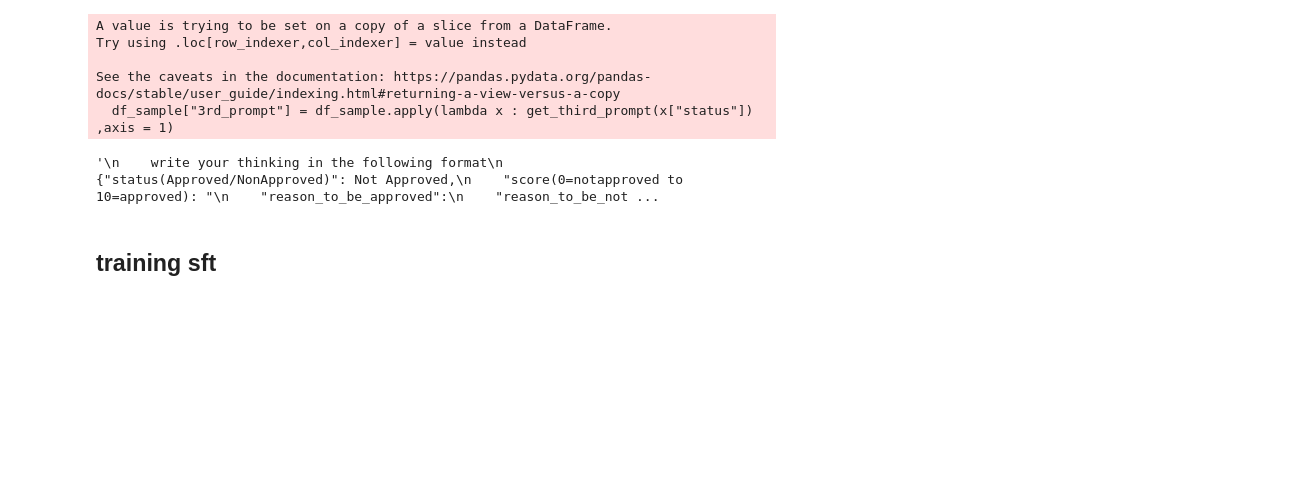
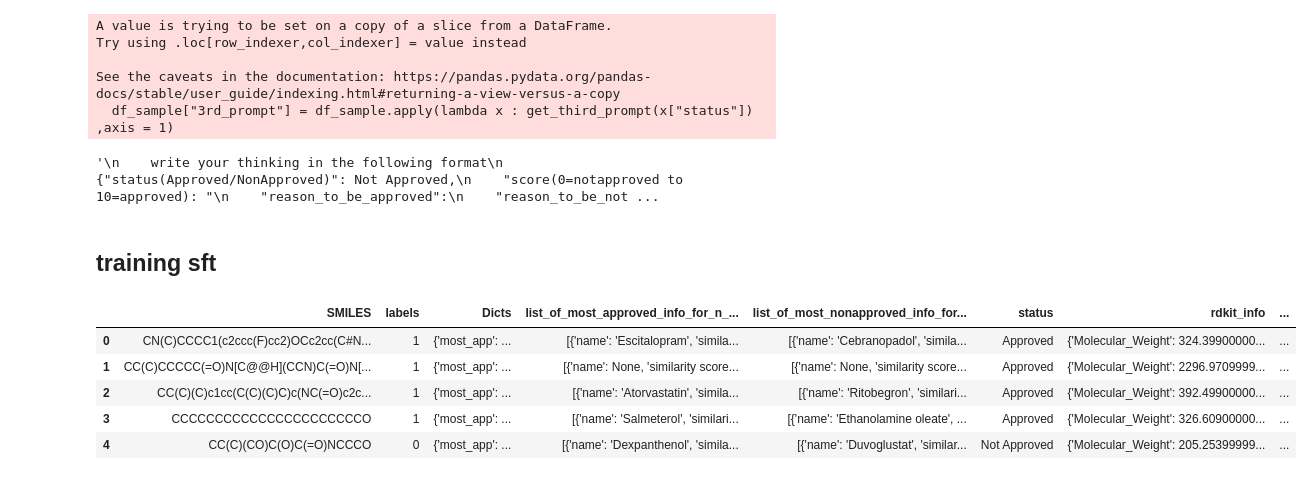
Before and after one commit to mohammad-gh009/DrugReasoner, a Jupyter notebook: sft_reasoning.ipynb, the cells around one changed output. Saved outputs shown, nothing was run; the diff lists cells and outputs as text; code cells hidden in the pictures; blank space fills up the shorter version.

```diff
--- a/sft_reasoning.ipynb
+++ b/sft_reasoning.ipynb
@@ -385,4 +705,13 @@ df_sample.to_csv("/content/drive/MyDrive/Papers/Original_Papers/Llm_drug_predict
 # %% [markdown]
 ## training sft
 # %%
-# df_sft = pd.read_csv("/content/drive/MyDrive/Papers/Original_Papers/Llm_drug_prediction/Code/reasoning_data_api/for_sft.csv" )
+df_sft = pd.read_csv("/content/drive/MyDrive/Papers/Original_Papers/Llm_drug_prediction/Code/reasoning_data_api/for_sft.csv" )
+# %%
+df_sft
+# %% [output]
+|  | SMILES | labels | Dicts | list_of_most_approved_info_for_n_... | list_of_most_nonapproved_info_for... | status | rdkit_info | ... |
+| 0 | CN(C)CCCC1(c2ccc(F)cc2)OCc2cc(C#N... | 1 | {'most_app': ... | [{'name': 'Escitalopram', 'simila... | [{'name': 'Cebranopadol', 'simila... | Approved | {'Molecular_Weight': 324.39900000... | ... |
+| 1 | CC(C)CCCCC(=O)N[C@@H](CCN)C(=O)N[... | 1 | {'most_app': ... | [{'name': None, 'similarity score... | [{'name': None, 'similarity score... | Approved | {'Molecular_Weight': 2296.9709999... | ... |
+| 2 | CC(C)(C)c1cc(C(C)(C)C)c(NC(=O)c2c... | 1 | {'most_app': ... | [{'name': 'Atorvastatin', 'simila... | [{'name': 'Ritobegron', 'similari... | Approved | {'Molecular_Weight': 392.49900000... | ... |
+| 3 | CCCCCCCCCCCCCCCCCCCCCCO | 1 | {'most_app': ... | [{'name': 'Salmeterol', 'similari... | [{'name': 'Ethanolamine oleate', ... | Approved | {'Molecular_Weight': 326.60900000... | ... |
+| 4 | CC(C)(CO)C(O)C(=O)NCCCO | 0 | {'most_app': ... | [{'name': 'Dexpanthenol', 'simila... | [{'name': 'Duvoglustat', 'similar... | Not Approved | {'Molecular_Weight': 205.25399999... | ... |
```
Also changed, not shown: parts of 45 cells of this notebook, 4 other files.
